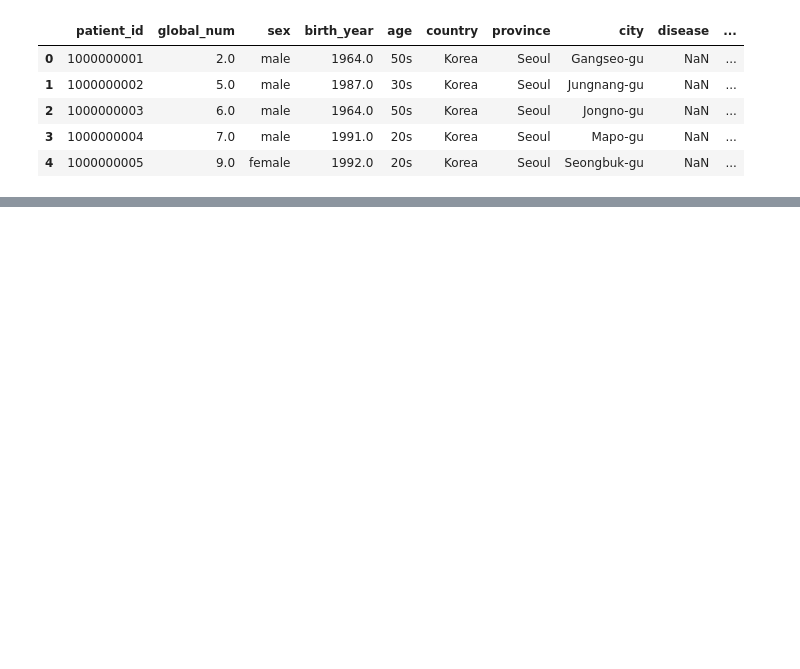
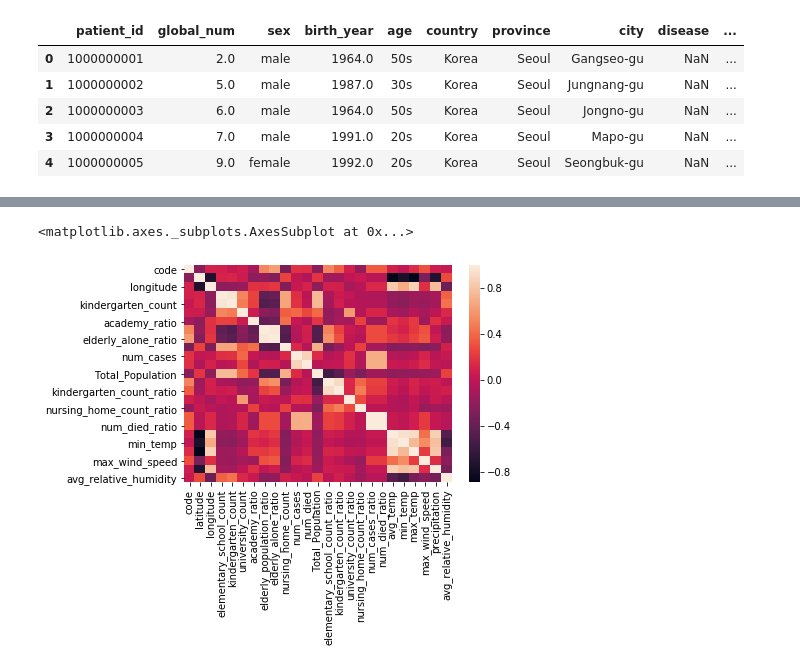
Before and after one commit to Nickjgniklu/FinalProject-CS6830, a Jupyter notebook: RegionsNick.ipynb, the cells around one changed output, grey strips where cells are left out. Saved outputs shown, nothing was run; the diff lists cells and outputs as text; code cells hidden in the pictures; blank space fills up the shorter version.

```diff
--- a/RegionsNick.ipynb
+++ b/RegionsNick.ipynb
@@ -154,0 +202,3 @@ sns.heatmap(merged.corr())
+# %%
+alldf = merged.merge(weather, on=['province'])
+alldf.head()
@@ -154,0 +213,5 @@ sns.heatmap(merged.corr())
+# %%
+sns.heatmap(alldf.corr())
+# %% [output]
+<matplotlib.axes._subplots.AxesSubplot at 0x...>
+[figure, added]
```
Also changed, not shown: parts of 13 cells of this notebook, 1 other file.
